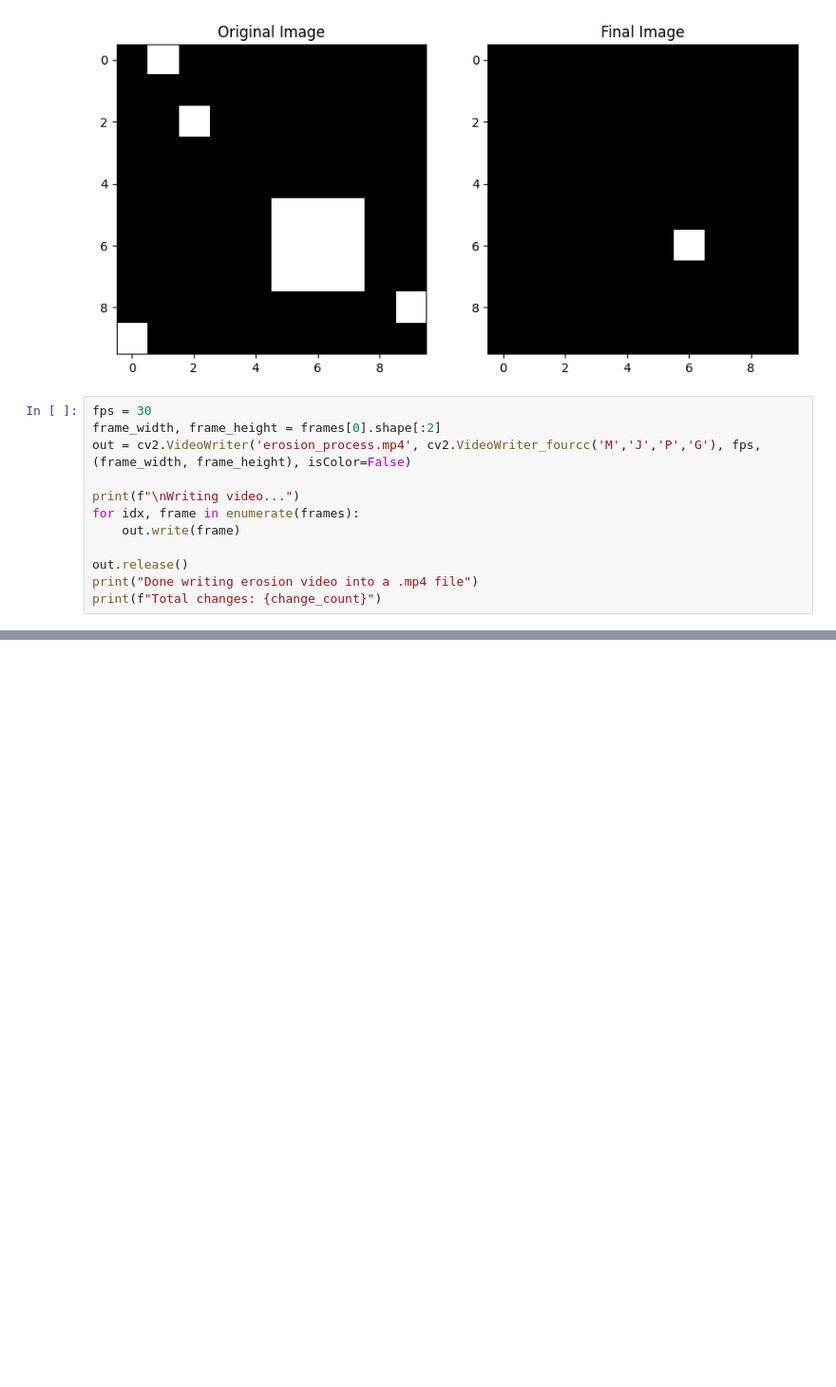
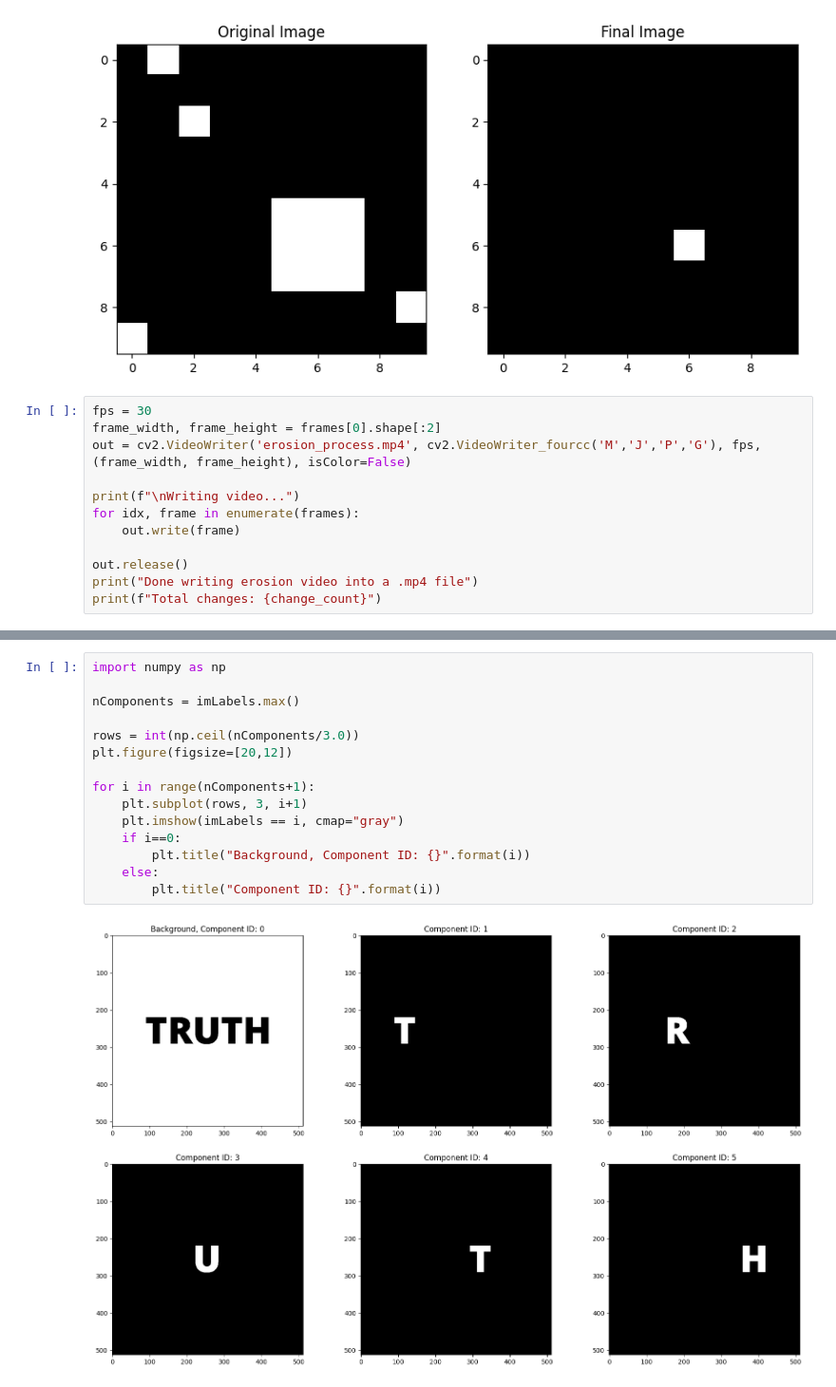
Before and after one commit to ajaykumar-br/Learning-OpenCV, a Jupyter notebook: Week 3/scrapy.ipynb, the cells around one changed output, grey strips where cells are left out. Shown at 95% size. Drawn from its saved outputs; the diff is of its cells as text; blank space fills up the shorter version.

```diff
--- a/Week 3/scrapy.ipynb
+++ b/Week 3/scrapy.ipynb
@@ -368,0 +425,17 @@ print(f"Total changes: {change_count}")
+# %%
+import numpy as np
+
+nComponents = imLabels.max()
+
+rows = int(np.ceil(nComponents/3.0))
+plt.figure(figsize=[20,12])
+
+for i in range(nComponents+1):
+    plt.subplot(rows, 3, i+1)
+    plt.imshow(imLabels == i, cmap="gray")
+    if i==0:
+        plt.title("Background, Component ID: {}".format(i))
+    else:
+        plt.title("Component ID: {}".format(i))
+# %% [output]
+[figure, added]
```
Also changed, not shown: parts of 25 cells of this notebook.
